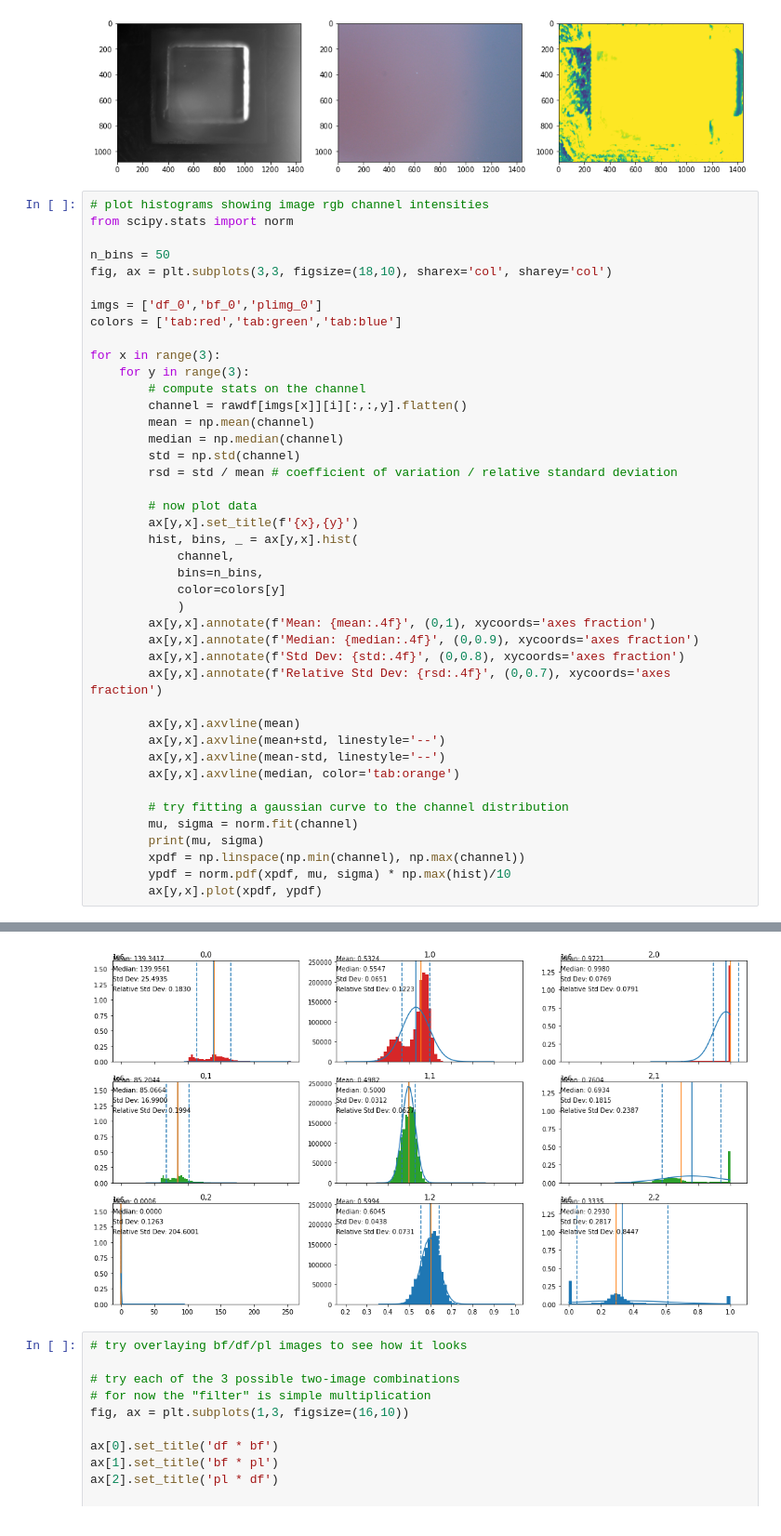
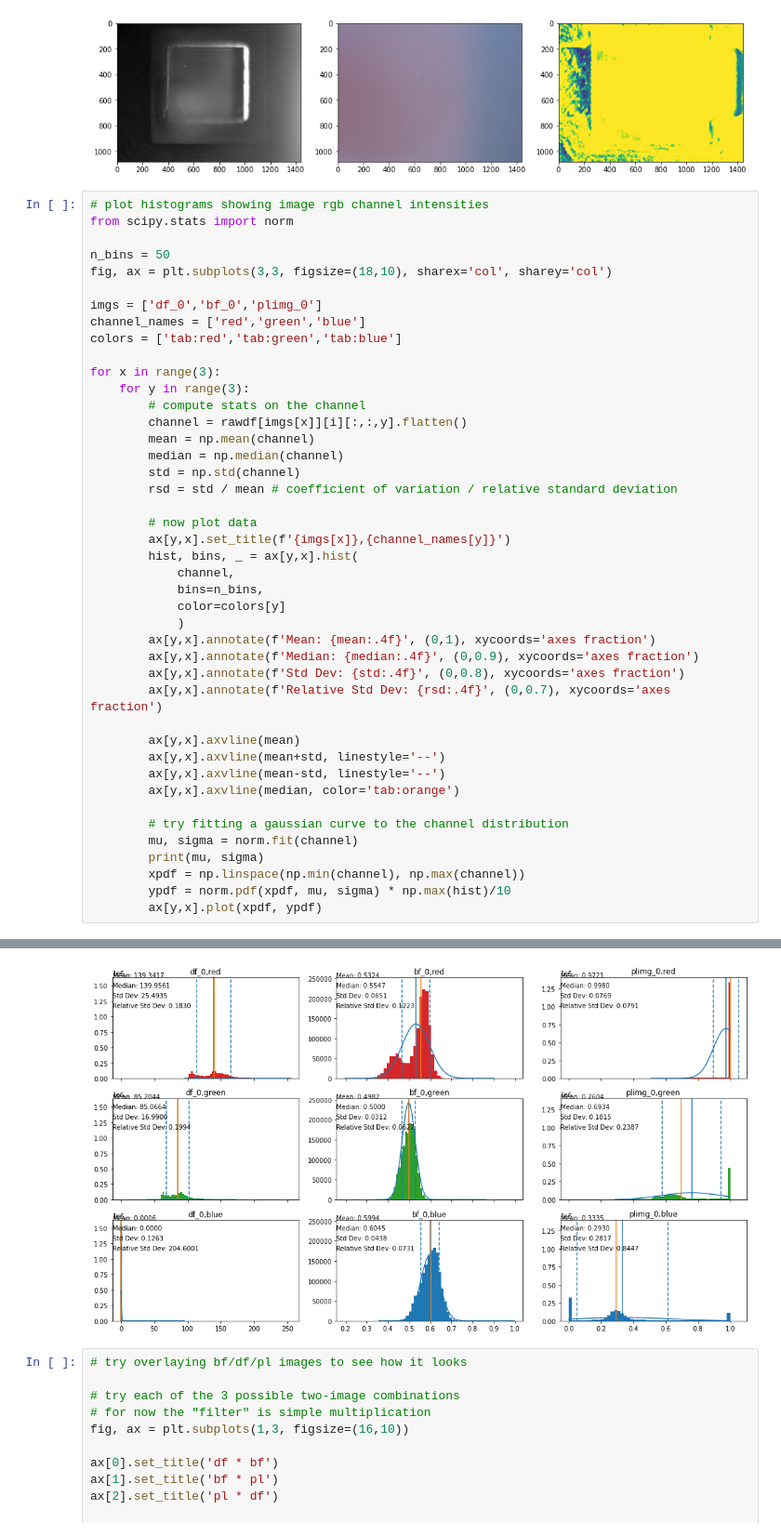
Before and after one commit to fenning-research-group/PASCAL_TrainView, a Jupyter notebook: analysis.ipynb, the cells around one changed output, grey strips where cells are left out. Shown at 93% size. Cells and saved outputs as stored; diff of their text form.

Commit message:
fix plot titles

```diff
--- a/analysis.ipynb
+++ b/analysis.ipynb
@@ -145,6 +145,7 @@ n_bins = 50
 fig, ax = plt.subplots(3,3, figsize=(18,10), sharex='col', sharey='col')
 
 imgs = ['df_0','bf_0','plimg_0']
+channel_names = ['red','green','blue']
 colors = ['tab:red','tab:green','tab:blue']
 
 for x in range(3):
@@ -157,39 +158,39 @@ for x in range(3):
         rsd = std / mean # coefficient of variation / relative standard deviation
 
         # now plot data
-        ax[y,x].set_title(f'{x},{y}')
+        ax[y,x].set_title(f'{imgs[x]},{channel_names[y]}')
         hist, bins, _ = ax[y,x].hist(
             channel,
             bins=n_bins,
             color=colors[y]
             )
         ax[y,x].annotate(f'Mean: {mean:.4f}', (0,1), xycoords='axes fraction')
         ax[y,x].annotate(f'Median: {median:.4f}', (0,0.9), xycoords='axes fraction')
         ax[y,x].annotate(f'Std Dev: {std:.4f}', (0,0.8), xycoords='axes fraction')
         ax[y,x].annotate(f'Relative Std Dev: {rsd:.4f}', (0,0.7), xycoords='axes fraction')
 
         ax[y,x].axvline(mean)
         ax[y,x].axvline(mean+std, linestyle='--')
         ax[y,x].axvline(mean-std, linestyle='--')
         ax[y,x].axvline(median, color='tab:orange')
 
         # try fitting a gaussian curve to the channel distribution
         mu, sigma = norm.fit(channel)
         print(mu, sigma)
         xpdf = np.linspace(np.min(channel), np.max(channel))
         ypdf = norm.pdf(xpdf, mu, sigma) * np.max(hist)/10
         ax[y,x].plot(xpdf, ypdf)
 # %% [output]
 1.3934172e+02 25.49348
 8.520443e+01 16.990019
 6.1746343e-04 0.12633306
 5.3244275e-01 0.06510641
 4.982028e-01 0.031238679
 5.9941477e-01 0.043810867
 9.720584e-01 0.07692035
 7.60363e-01 0.18147022
 3.3349842e-01 0.28172225
-[figure, old version]
+[figure, new version]
 # %%
 # try overlaying bf/df/pl images to see how it looks
 
```
